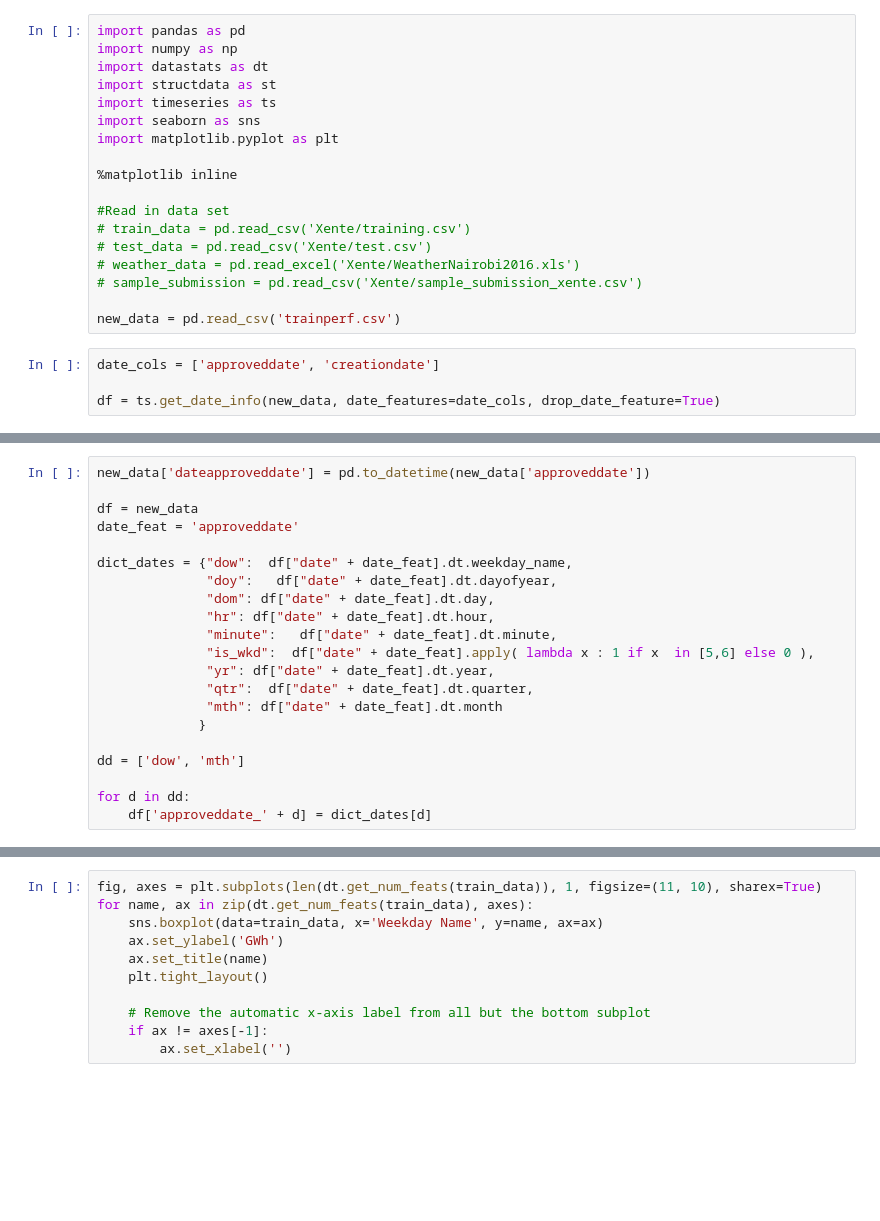
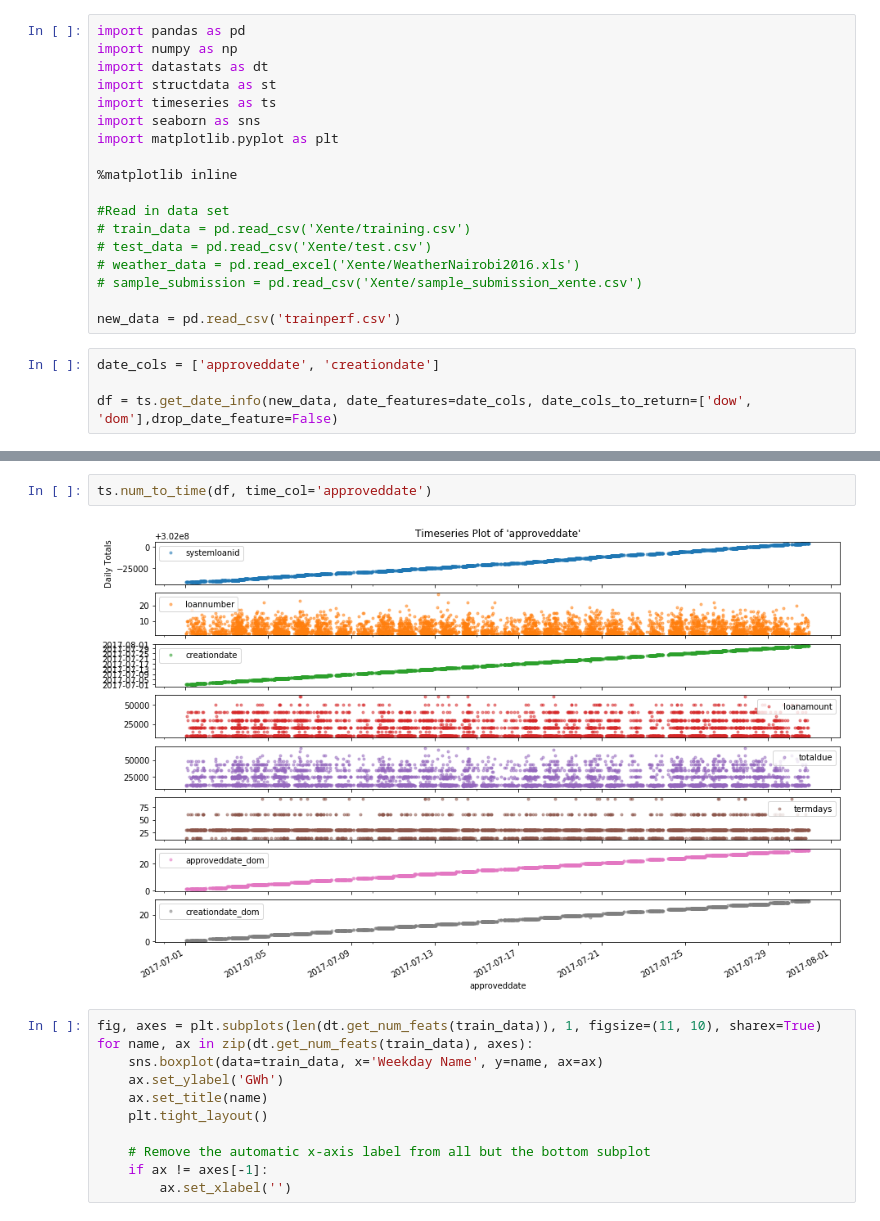
Before and after one commit to risenW/datasist, a Jupyter notebook: visualz/visualz/xente challenge.ipynb, the cells around one changed output, grey strips where cells are left out. Cells and saved outputs as stored; diff of their text form; blank space fills up the shorter version.

Commit message:
Modified Num_to_time function to automatically get numeric features

```diff
--- a/visualz/visualz/xente challenge.ipynb
+++ b/visualz/visualz/xente challenge.ipynb
@@ -19,4 +19,4 @@ new_data = pd.read_csv('trainperf.csv')
 # %%
 date_cols = ['approveddate', 'creationdate']
 
-df = ts.get_date_info(new_data, date_features=date_cols, drop_date_feature=True)
+df = ts.get_date_info(new_data, date_features=date_cols, date_cols_to_return=['dow', 'dom'],drop_date_feature=False)
@@ -60,24 +23,3 @@ data.head()
-# %%
-new_data['dateapproveddate'] = pd.to_datetime(new_data['approveddate'])
-
-df = new_data
-date_feat = 'approveddate'
-
-dict_dates = {"dow":  df["date" + date_feat].dt.weekday_name,
-              "doy":   df["date" + date_feat].dt.dayofyear,
-              "dom": df["date" + date_feat].dt.day,
-              "hr": df["date" + date_feat].dt.hour,
-              "minute":   df["date" + date_feat].dt.minute,
-              "is_wkd":  df["date" + date_feat].apply( lambda x : 1 if x  in [5,6] else 0 ),
-              "yr": df["date" + date_feat].dt.year,
-              "qtr":  df["date" + date_feat].dt.quarter,
-              "mth": df["date" + date_feat].dt.month
-             }
-
-dd = ['dow', 'mth']
-
-for d in dd:
-    df['approveddate_' + d] = dict_dates[d]
 # %%
 df.head()
 # %% [output]
@@ -90,3 +32,7 @@ df.head()
+# %%
+ts.num_to_time(df, time_col='approveddate')
+# %% [output]
+[figure, added]
 # %%
 fig, axes = plt.subplots(len(dt.get_num_feats(train_data)), 1, figsize=(11, 10), sharex=True)
 for name, ax in zip(dt.get_num_feats(train_data), axes):
```
Also changed, not shown: parts of 5 cells of this notebook, 1 other file.
